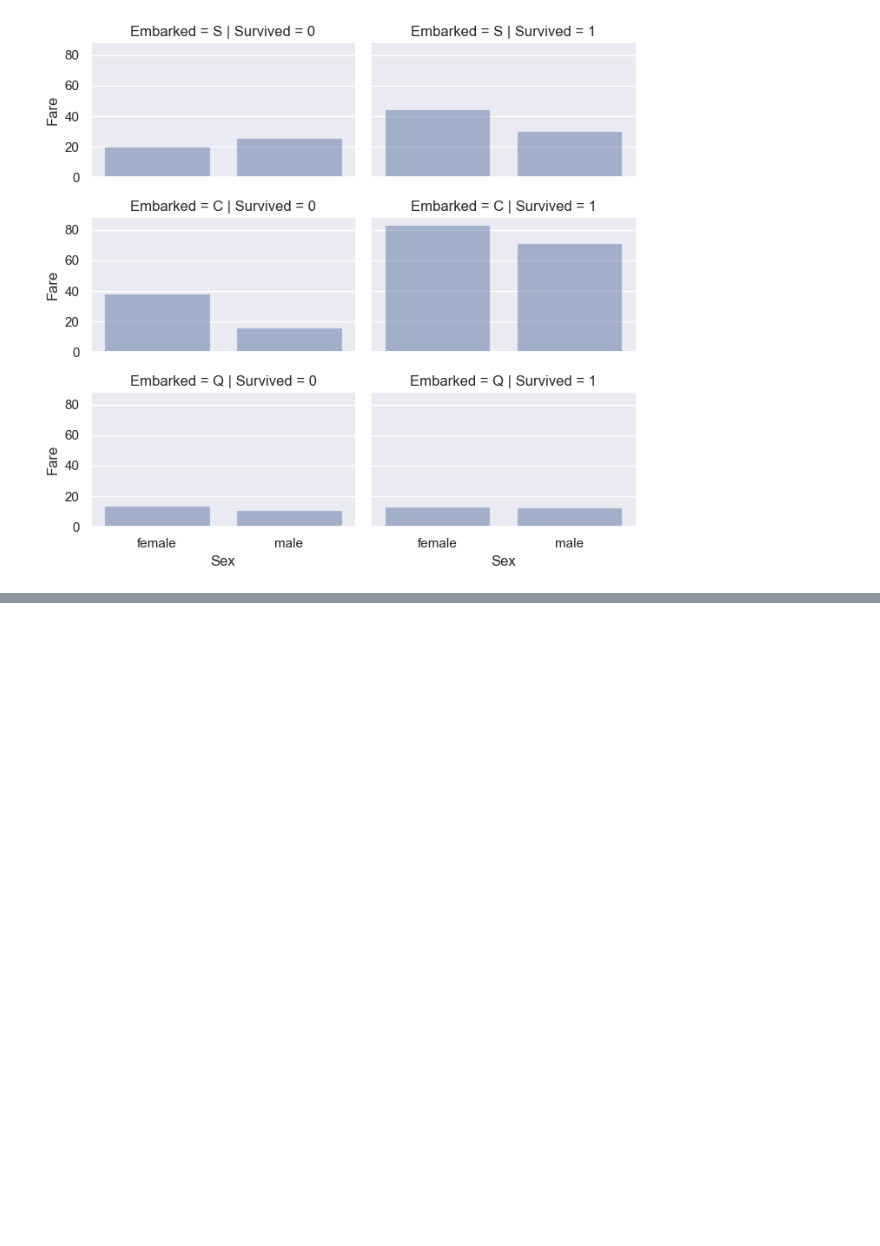
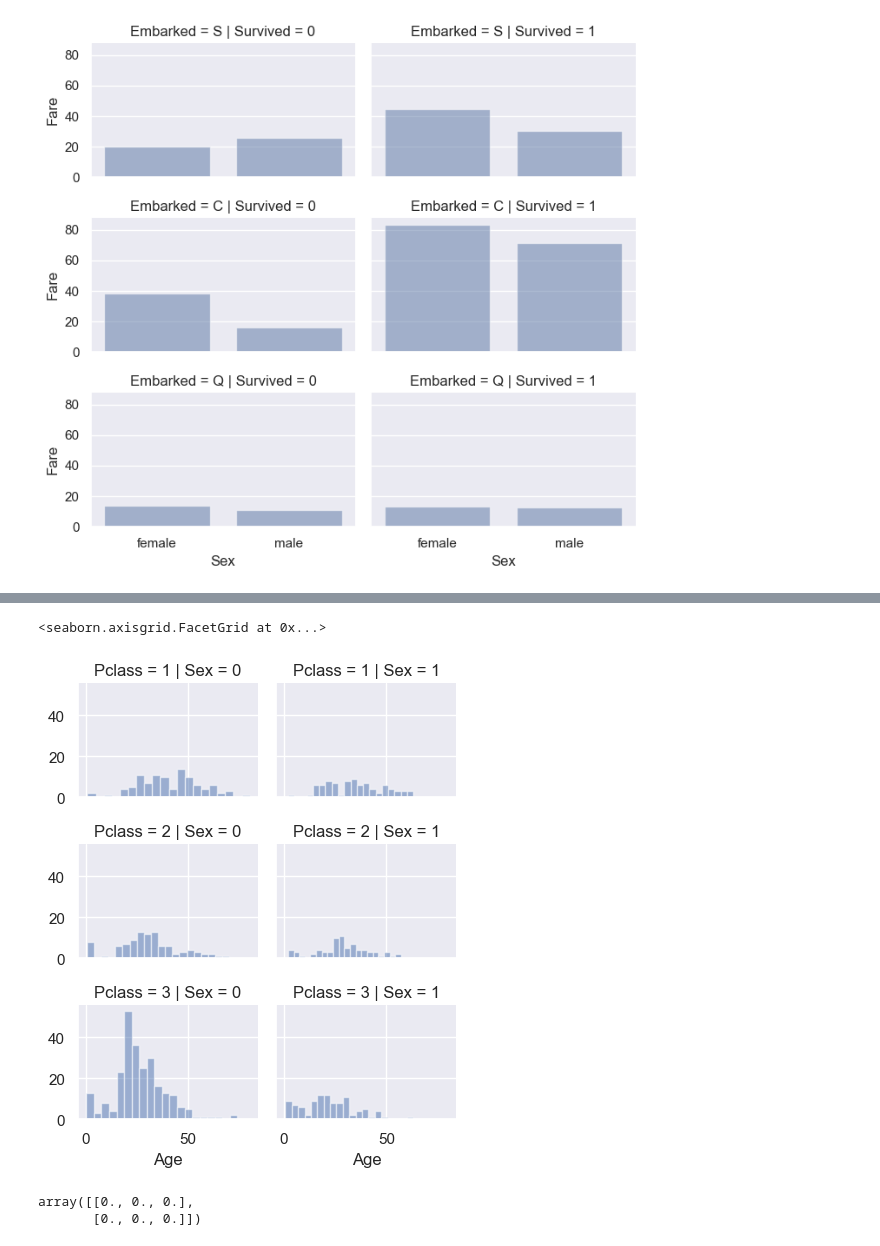
Before and after one commit to Aricnos/Titanic_Machine_Learning, a Jupyter notebook: titanic.ipynb, the cells around one changed output, grey strips where cells are left out. Drawn from its saved outputs; the diff is of its cells as text; code cells hidden in the pictures; blank space fills up the shorter version.

```diff
--- a/titanic.ipynb
+++ b/titanic.ipynb
@@ -148,0 +335,8 @@ grid.add_legend()
+# %%
+print("Before", train_df.shape, test_df.shape, combine[0].shape, combine[1].shape)
+
+train_df = train_df.drop(['Ticket', 'Cabin'], axis=1)
+test_df = test_df.drop(['Ticket', 'Cabin'], axis=1)
+combine = [train_df, test_df]
+
+print("After", train_df.shape, test_df.shape, combine[0].shape, combine[1].shape)
@@ -148,0 +447,5 @@ grid.add_legend()
+# %%
+train_df = train_df.drop(['Name', 'PassengerId'], axis=1)
+test_df = test_df.drop(['Name'], axis=1)
+combine = [train_df, test_df]
+train_df.shape, test_df.shape
@@ -148,0 +482,15 @@ grid.add_legend()
+# %%
+grid = sns.FacetGrid(train_df, row='Pclass', col = 'Sex', height=1.8, aspect=1.2)
+grid.map(plt.hist, 'Age', alpha= 0.5, bins = 20)
+grid.add_legend()
+# %% [output]
+<seaborn.axisgrid.FacetGrid at 0x...>
+[figure, added]
+# %%
+guess_ages = np.zeros((2, 3))
+guess_ages
+
+np.array([[0., 0., 0.], [0.,0.,0.]])
+# %% [output]
+array([[0., 0., 0.],
+       [0., 0., 0.]])
```
Also changed, not shown: parts of 86 cells of this notebook, 1 other file.
